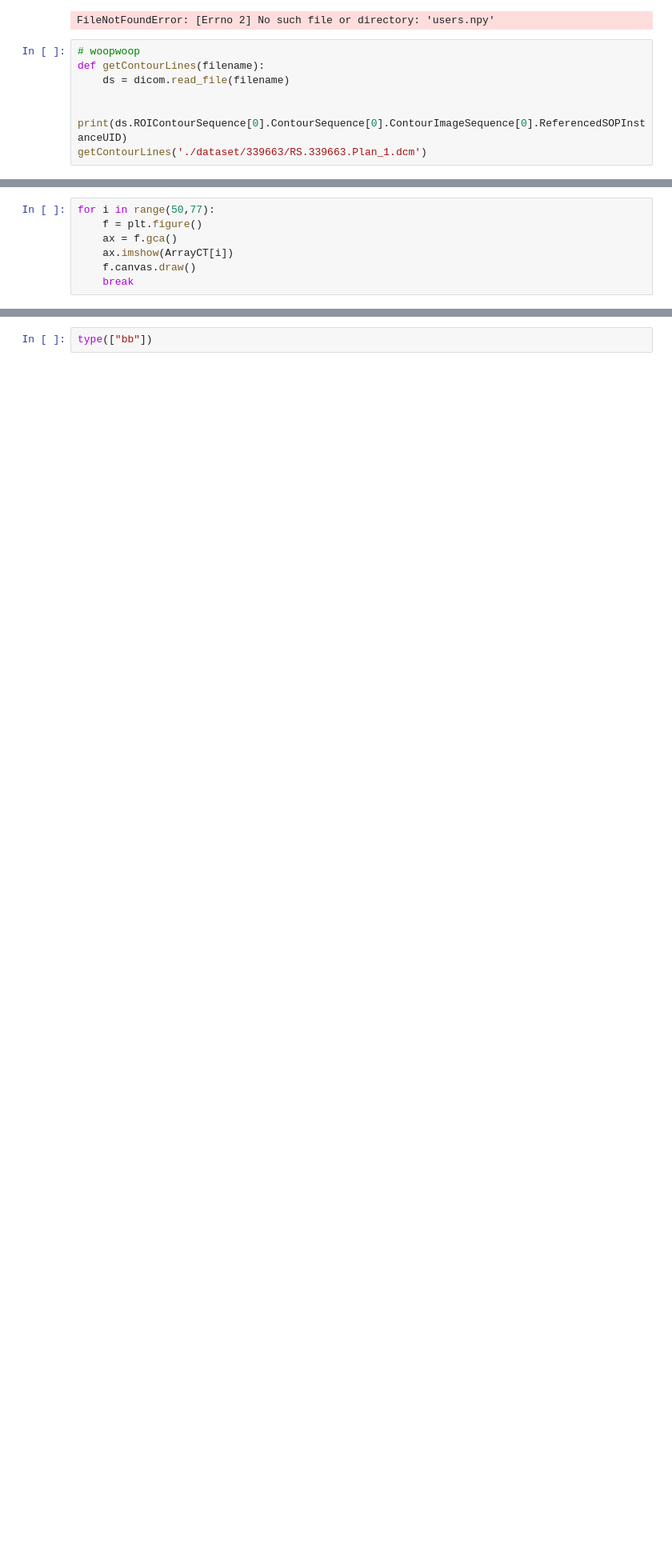
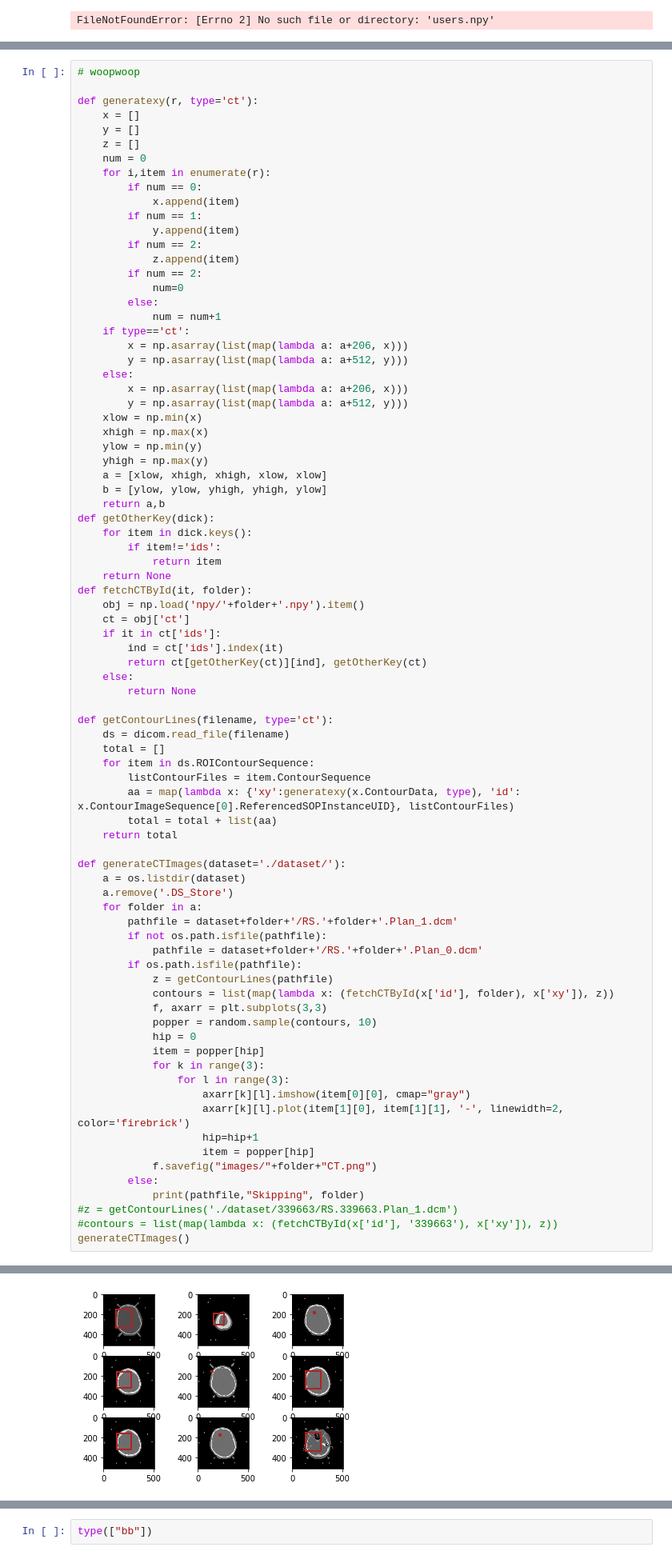
Before and after one commit to live-wire/hackjunction, a Jupyter notebook: preparation/prepare.ipynb, the cells around one changed output, grey strips where cells are left out. Shown at 80% size. Cells and saved outputs as stored; diff of their text form; blank space fills up the shorter version.

```diff
--- a/preparation/prepare.ipynb
+++ b/preparation/prepare.ipynb
@@ -115,10 +116,3 @@ np.save('users.npy', users)
 users = np.load('users.npy')
 # %% [output]
 FileNotFoundError: [Errno 2] No such file or directory: 'users.npy'
-# %%
-# woopwoop
-def getContourLines(filename):
-    ds = dicom.read_file(filename)
-
-    print(ds.ROIContourSequence[0].ContourSequence[0].ContourImageSequence[0].ReferencedSOPInstanceUID)
-getContourLines('./dataset/339663/RS.339663.Plan_1.dcm')
@@ -129,7 +118,0 @@ getContourLines('./dataset/339663/RS.339663.Plan_1.dcm')
-# %%
-for i in range(50,77):
-    f = plt.figure()
-    ax = f.gca()
-    ax.imshow(ArrayCT[i])
-    f.canvas.draw()
-    break
@@ -139,0 +119,82 @@ users[0]['meta']['SOPInstanceUID']
+# %%
+# woopwoop
+
+def generatexy(r, type='ct'):
+    x = []
+    y = []
+    z = []
+    num = 0
+    for i,item in enumerate(r):
+        if num == 0:
+            x.append(item)
+        if num == 1:
+            y.append(item)
+        if num == 2:
+            z.append(item)
+        if num == 2:
+            num=0
+        else:
+            num = num+1
+    if type=='ct':
+        x = np.asarray(list(map(lambda a: a+206, x)))
+        y = np.asarray(list(map(lambda a: a+512, y)))
+    else:
+        x = np.asarray(list(map(lambda a: a+206, x)))
+        y = np.asarray(list(map(lambda a: a+512, y)))
+    xlow = np.min(x)
+    xhigh = np.max(x)
+    ylow = np.min(y)
+    yhigh = np.max(y)
+    a = [xlow, xhigh, xhigh, xlow, xlow]
+    b = [ylow, ylow, yhigh, yhigh, ylow]
+    return a,b
+def getOtherKey(dick):
+    for item in dick.keys():
+        if item!='ids':
+            return item
+    return None
+def fetchCTById(it, folder):
+    obj = np.load('npy/'+folder+'.npy').item()
+    ct = obj['ct']
+    if it in ct['ids']:
+        ind = ct['ids'].index(it)
+        return ct[getOtherKey(ct)][ind], getOtherKey(ct)
+    else:
+        return None
+
+def getContourLines(filename, type='ct'):
+    ds = dicom.read_file(filename)
+    total = []
+    for item in ds.ROIContourSequence:
+        listContourFiles = item.ContourSequence
+        aa = map(lambda x: {'xy':generatexy(x.ContourData, type), 'id': x.ContourImageSequence[0].ReferencedSOPInstanceUID}, listContourFiles)
+        total = total + list(aa)
+    return total
+
+def generateCTImages(dataset='./dataset/'):
+    a = os.listdir(dataset)
+    a.remove('.DS_Store')
+    for folder in a:
+        pathfile = dataset+folder+'/RS.'+folder+'.Plan_1.dcm'
+        if not os.path.isfile(pathfile):
+            pathfile = dataset+folder+'/RS.'+folder+'.Plan_0.dcm'
+        if os.path.isfile(pathfile):
+            z = getContourLines(pathfile)
+            contours = list(map(lambda x: (fetchCTById(x['id'], folder), x['xy']), z))
+            f, axarr = plt.subplots(3,3)
+            popper = random.sample(contours, 10)
+            hip = 0
+            item = popper[hip]
+            for k in range(3):
+                for l in range(3):
+                    axarr[k][l].imshow(item[0][0], cmap="gray")
+                    axarr[k][l].plot(item[1][0], item[1][1], '-', linewidth=2, color='firebrick')
+                    hip=hip+1
+                    item = popper[hip]
+            f.savefig("images/"+folder+"CT.png")
+        else:
+            print(pathfile,"Skipping", folder)
+#z = getContourLines('./dataset/339663/RS.339663.Plan_1.dcm')
+#contours = list(map(lambda x: (fetchCTById(x['id'], '339663'), x['xy']), z))
+generateCTImages()
+# %% [output]
@@ -139,0 +203 @@ users[0]['meta']['SOPInstanceUID']
+[figure, added]
```
Also changed, not shown: parts of 11 cells of this notebook, 26 other files.
